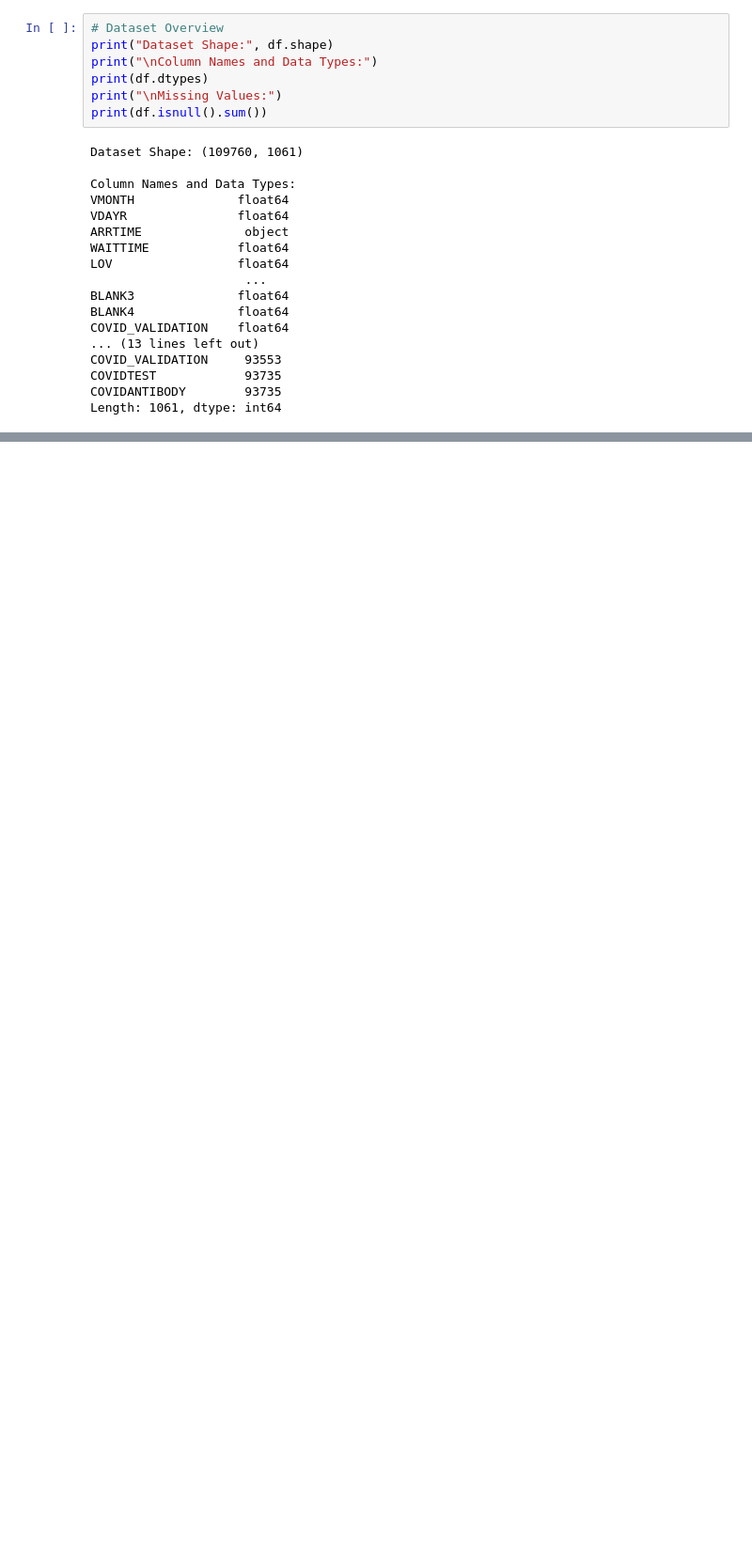
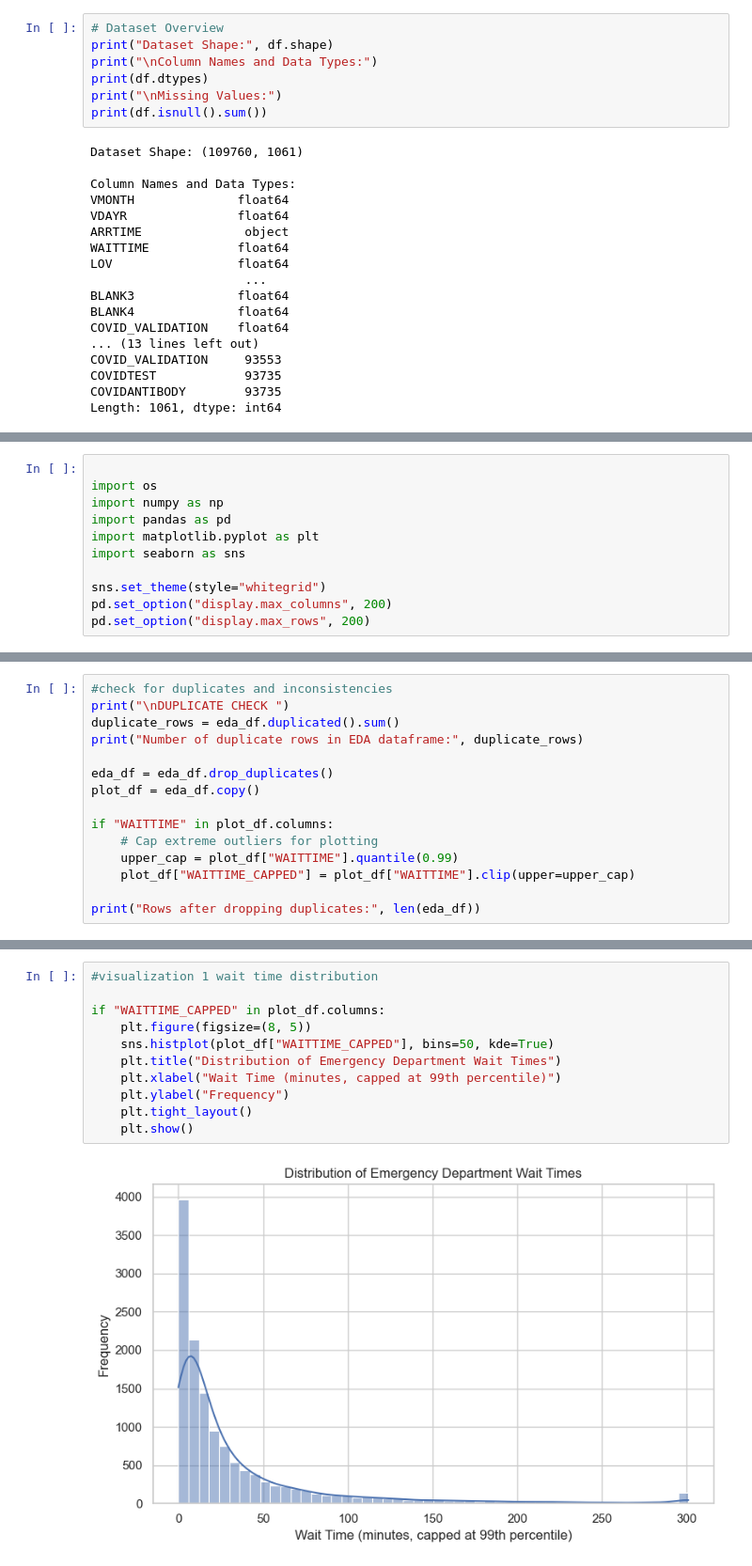
Before and after one commit to salmaibr2/EDWaitTime, a Jupyter notebook: notebooks/eda.ipynb, the cells around one changed output, grey strips where cells are left out. Shown at 94% size. Saved outputs shown, nothing was run; the diff lists cells and outputs as text; blank space fills up the shorter version.

```diff
--- a/notebooks/eda.ipynb
+++ b/notebooks/eda.ipynb
@@ -467,0 +481,11 @@ memory usage: 69.5+ MB
+# %%
+
+import os
+import numpy as np
+import pandas as pd
+import matplotlib.pyplot as plt
+import seaborn as sns
+
+sns.set_theme(style="whitegrid")
+pd.set_option("display.max_columns", 200)
+pd.set_option("display.max_rows", 200)
@@ -467,0 +694,15 @@ memory usage: 69.5+ MB
+# %%
+#check for duplicates and inconsistencies
+print("\nDUPLICATE CHECK ")
+duplicate_rows = eda_df.duplicated().sum()
+print("Number of duplicate rows in EDA dataframe:", duplicate_rows)
+
+eda_df = eda_df.drop_duplicates()
+plot_df = eda_df.copy()
+
+if "WAITTIME" in plot_df.columns:
+    # Cap extreme outliers for plotting
+    upper_cap = plot_df["WAITTIME"].quantile(0.99)
+    plot_df["WAITTIME_CAPPED"] = plot_df["WAITTIME"].clip(upper=upper_cap)
+
+print("Rows after dropping duplicates:", len(eda_df))
@@ -467,0 +827,13 @@ memory usage: 69.5+ MB
+# %%
+#visualization 1 wait time distribution
+
+if "WAITTIME_CAPPED" in plot_df.columns:
+    plt.figure(figsize=(8, 5))
+    sns.histplot(plot_df["WAITTIME_CAPPED"], bins=50, kde=True)
+    plt.title("Distribution of Emergency Department Wait Times")
+    plt.xlabel("Wait Time (minutes, capped at 99th percentile)")
+    plt.ylabel("Frequency")
+    plt.tight_layout()
+    plt.show()
+# %% [output]
+[figure, added]
```
Also changed, not shown: parts of 23 cells of this notebook.
